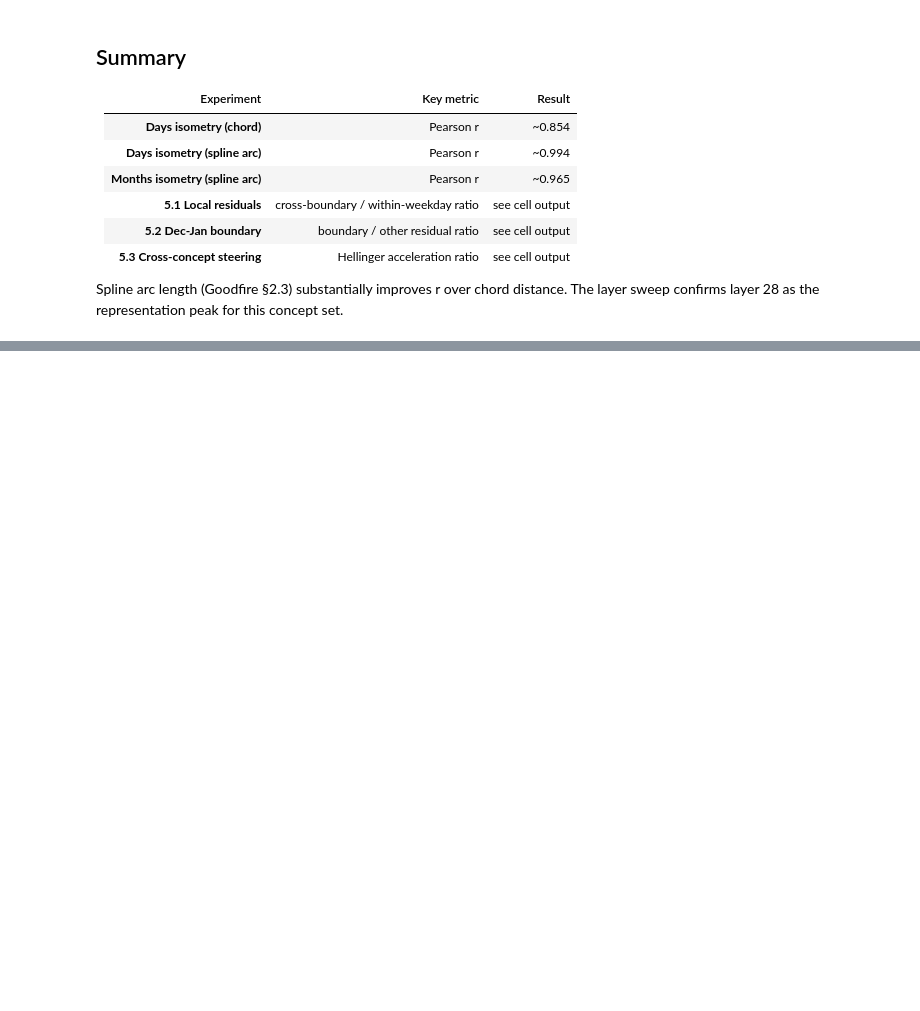
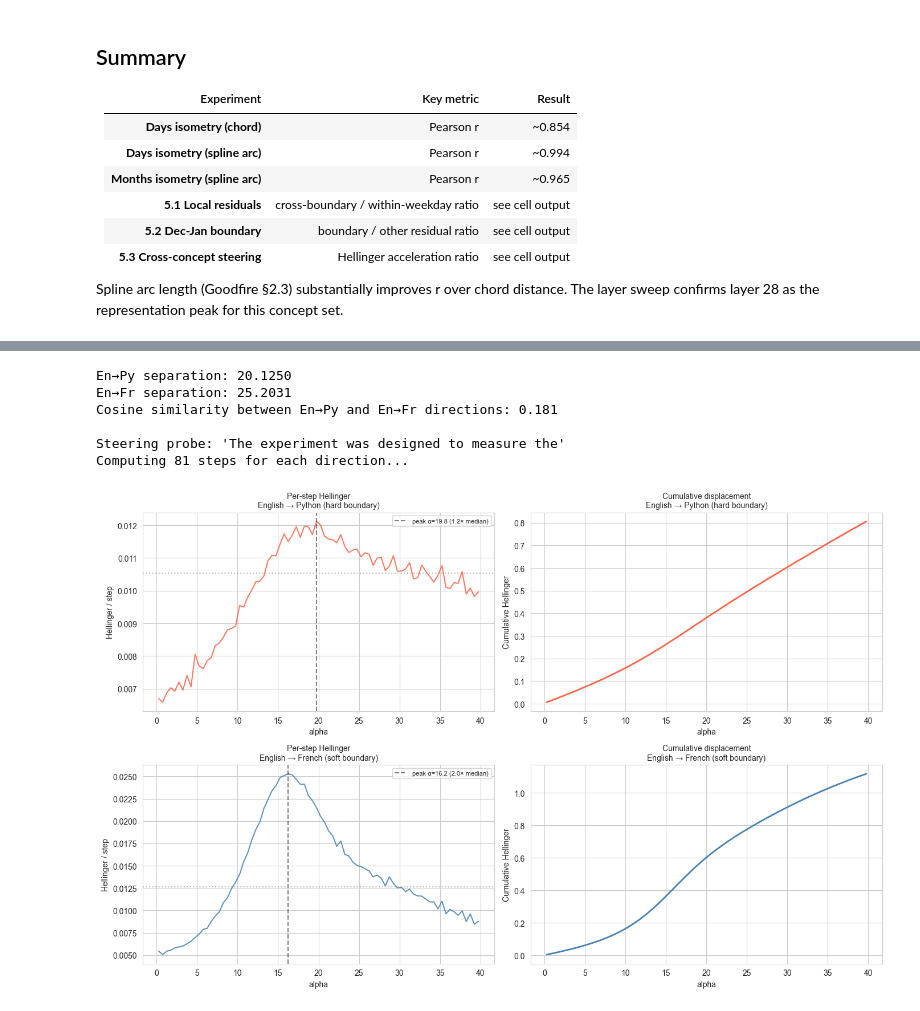
Before and after one commit to waylandzhang/manifold-steering-demo-n-critique, a Jupyter notebook: demo_llama.ipynb, the cells around one changed output, grey strips where cells are left out. Drawn from its saved outputs; the diff is of its cells as text; code cells hidden in the pictures; blank space fills up the shorter version.

```diff
--- a/demo_llama.ipynb
+++ b/demo_llama.ipynb
@@ -761,0 +964,77 @@ The layer sweep confirms layer 28 as the representation peak for this concept se
+# %%
+# Part B: Fine-grained steering — English→Python vs English→French
+en_centroid = reg_acts[reg_labels == "english"].mean(axis=0)
+py_centroid = reg_acts[reg_labels == "python"].mean(axis=0)
+fr_centroid = reg_acts[reg_labels == "french"].mean(axis=0)
+
+dir_en_py = (py_centroid - en_centroid) / np.linalg.norm(py_centroid - en_centroid)
+dir_en_fr = (fr_centroid - en_centroid) / np.linalg.norm(fr_centroid - en_centroid)
+
+print(f"En→Py separation: {np.linalg.norm(py_centroid - en_centroid):.4f}")
+print(f"En→Fr separation: {np.linalg.norm(fr_centroid - en_centroid):.4f}")
+print(f"Cosine similarity between En→Py and En→Fr directions: {np.dot(dir_en_py, dir_en_fr):.3f}")
+
+probe_prompt = "The experiment was designed to measure the"
+alphas_fine  = np.arange(0, 40.5, 0.5)   # 81 steps
+print(f"\nSteering probe: '{probe_prompt}'")
+print(f"Computing {len(alphas_fine)} steps for each direction...")
+
+probs_en_py = [get_steered_probs(probe_prompt, dir_en_py, a) for a in alphas_fine]
+probs_en_fr = [get_steered_probs(probe_prompt, dir_en_fr, a) for a in alphas_fine]
+
+def per_step_hellinger(probs_list):
+    return np.array([
+        np.sqrt(np.sum((np.sqrt(probs_list[i]) - np.sqrt(probs_list[i-1]))**2)) / np.sqrt(2)
+        for i in range(1, len(probs_list))
+    ])
+
+hell_en_py = per_step_hellinger(probs_en_py)
+hell_en_fr = per_step_hellinger(probs_en_fr)
+alpha_mids = (alphas_fine[:-1] + alphas_fine[1:]) / 2
+
+fig, axes = plt.subplots(2, 2, figsize=(14, 9))
+
+for row, (hell, probs, label, color) in enumerate([
+    (hell_en_py, probs_en_py, "English → Python (hard boundary)", "tomato"),
+    (hell_en_fr, probs_en_fr, "English → French (soft boundary)", "steelblue"),
+]):
+    peak_idx   = np.argmax(hell)
+    peak_alpha = alpha_mids[peak_idx]
+    peak_ratio = hell[peak_idx] / np.median(hell)
+
+    ax = axes[row][0]
+    ax.plot(alpha_mids, hell, "-", color=color, lw=1.5, alpha=0.85)
+    ax.axvline(peak_alpha, color="black", ls="--", alpha=0.5,
+               label=f"peak α={peak_alpha:.1f} ({peak_ratio:.1f}× median)")
+    ax.axhline(np.median(hell), color="gray", ls=":", alpha=0.5)
+    ax.set_xlabel("alpha"); ax.set_ylabel("Hellinger / step")
+    ax.set_title(f"Per-step Hellinger\n{label}", fontsize=10)
+    ax.legend(fontsize=8)
+
+    ax = axes[row][1]
+    ax.plot(alpha_mids, np.cumsum(hell), "-", color=color, lw=2)
+    ax.set_xlabel("alpha"); ax.set_ylabel("Cumulative Hellinger")
+    ax.set_title(f"Cumulative displacement\n{label}", fontsize=10)
+
+plt.tight_layout()
+plt.show()
+
+# Summary
+print("\n--- Part B Summary ---")
+for hell, label in [(hell_en_py, "En→Py (hard)"), (hell_en_fr, "En→Fr (soft)")]:
+    peak_idx   = np.argmax(hell)
+    peak_ratio = hell[peak_idx] / np.median(hell)
+    accel      = hell[len(hell)//2:].mean() / hell[:len(hell)//2].mean()
+    print(f"  {label:<20}  peak/median={peak_ratio:.2f}x  acceleration={accel:.2f}x"
+          f"  total_disp={hell.sum():.4f}")
+
+print("\nMax's prediction: hard boundary (En→Py) should show higher spike ratio")
+print("and greater non-linearity than soft boundary (En→Fr).")
+# %% [output]
+En→Py separation: 20.1250
+En→Fr separation: 25.2031
+Cosine similarity between En→Py and En→Fr directions: 0.181
+
+Steering probe: 'The experiment was designed to measure the'
+Computing 81 steps for each direction...
+[figure, added]
```
Also changed, not shown: parts of 8 cells of this notebook, 2 other files.
